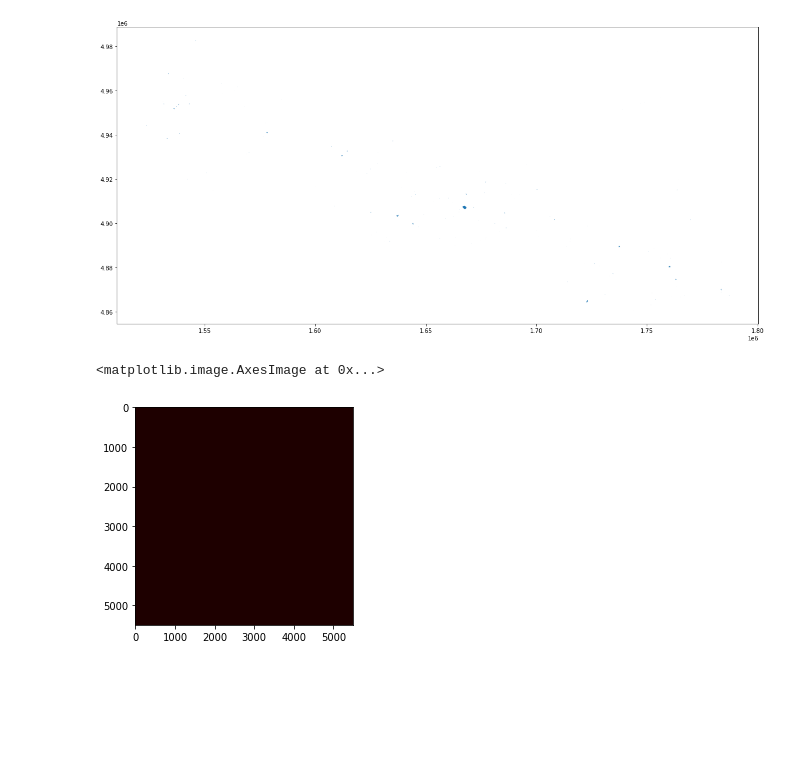
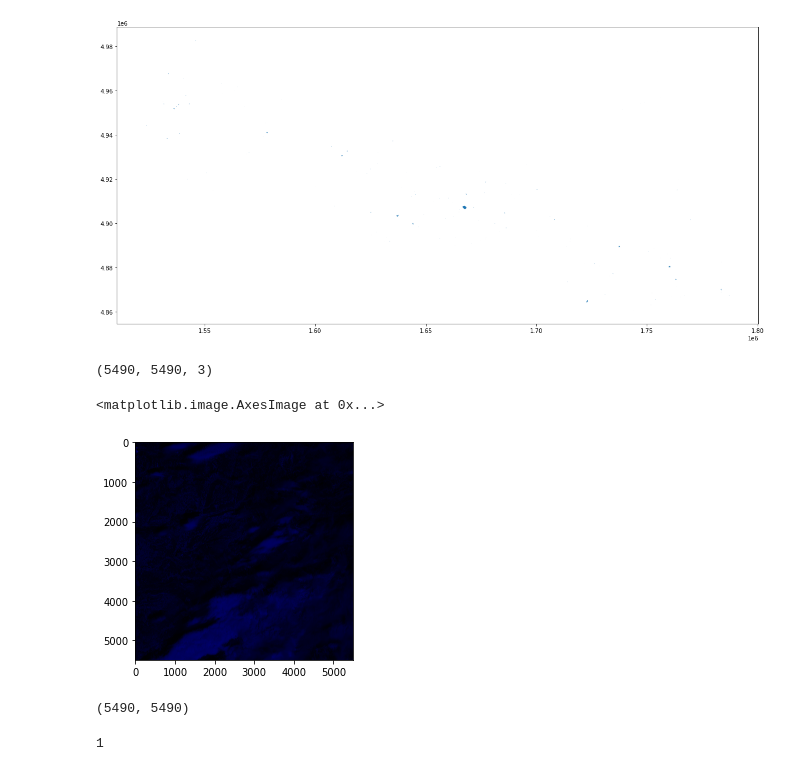
Before and after one commit to prhuppertz/Burned_Area_Detection, a Jupyter notebook: notebooks/data_experiments-Copy1.ipynb, the cells around one changed output. Drawn from its saved outputs; the diff is of its cells as text; code cells hidden in the pictures; blank space fills up the shorter version.

```diff
--- a/notebooks/data_experiments-Copy1.ipynb
+++ b/notebooks/data_experiments-Copy1.ipynb
@@ -219,9 +219,25 @@ open_italy_gt_2017.plot(figsize=(20,20))
 <matplotlib.axes._subplots.AxesSubplot at 0x...>
 [figure]
 # %%
-open_jp2=rio.open('/data/temporary/robert/ds-wildfire/data/scenes/31/T/GJ/2015_07_30.jp2')
+open_jp2=rio.open('/data/temporary/robert/ds-wildfire/data/scenes/31/T/GJ/2016_07_14.tif')
+# %%
+var=open_jp2.read((1,2,3)).transpose(1,2,0)
+# %%
+var=(var-var.min())/(var.max()-var.min())
+# %%
+var.shape
+# %% [output]
+(5490, 5490, 3)
 # %%
-pyplot.imshow(open_jp2.read(1), cmap='pink')
+pyplot.imshow(var, cmap='pink')
 # %% [output]
 <matplotlib.image.AxesImage at 0x...>
-[figure, old version]
+[figure, new version]
+# %%
+open_jp2.shape
+# %% [output]
+(5490, 5490)
+# %%
+image_array.size
+# %% [output]
+1
```
Also changed, not shown: 2 other files.
